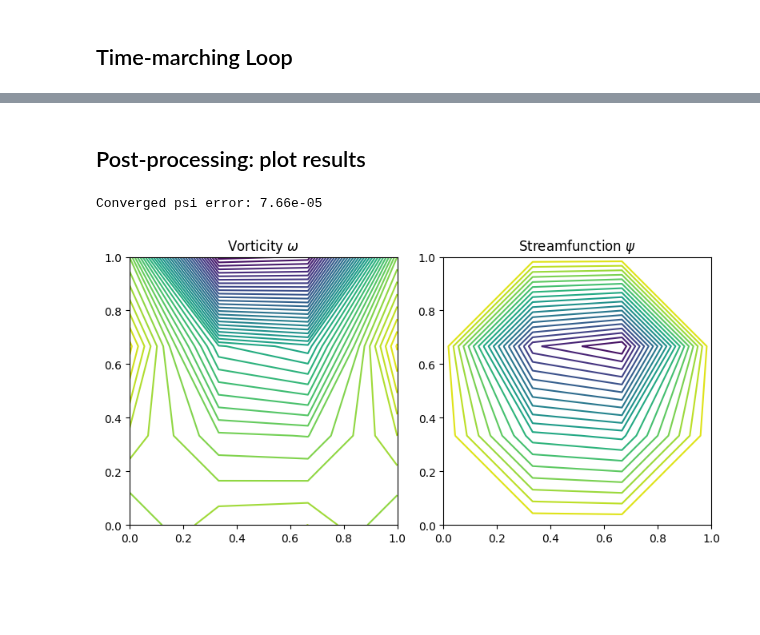
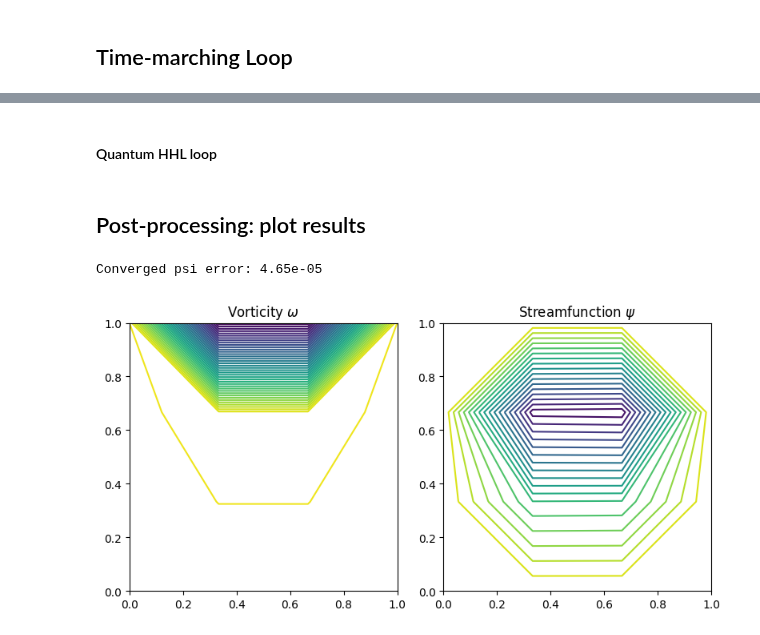
Before and after one commit to Weidsn/Quantum_Computational_Fluid_Dynamics, a Jupyter notebook: Stream function vorticity/LidDrivenCavity.ipynb, the cells around one changed output, grey strips where cells are left out. Drawn from its saved outputs; the diff is of its cells as text; code cells hidden in the pictures; blank space fills up the shorter version.

Commit message:
Intergrated HHL solver for time-loops

```diff
--- a/Stream function vorticity/LidDrivenCavity.ipynb
+++ b/Stream function vorticity/LidDrivenCavity.ipynb
@@ -34,7 +42,7 @@ from classiq import *
 
 nx = 4       # number of grid points in x-direction
 ny = 4       # number of grid points in y-direction
-max_step = 200  # total number of time steps to march
+max_step = 4  # total number of time steps to march
 visc = 0.1      # kinematic viscosity nu
 u_wall = 1.0    # lid (top boundary) horizontal velocity
 
@@ -47,7 +55,7 @@ beta = 1.5       # relaxation factor (>1 accelerates convergence)
 max_err = 1e-4   # convergence tolerance for psi
 
 # === HHL (QPE) parameters ===
-precision = 5
+precision = 8
 dimension = (nx-2)*(ny-2) # Dimension of the A matrix
 
 # === Field arrays initialization ===
@@ -1031,3 +1376,5 @@ np.savetxt("clipboard.txt", example_A, delimiter='\t', fmt="%.6f")
+# %% [markdown]
+#### Quantum HHL loop
 # %%
 # Time-marching loop
 t_current = 0.0
@@ -1044,30 +1390,29 @@ for tstep in range(max_step):
 
     t_current += dt  # advance physical time
-# %%
-t_current = 0.0
-for tstep in range(max_step):
-    omega = vorticity_transport(psi, omega)
-    psi = solve_streamfunction_sor(psi, omega, dx, beta, max_iter, max_err)
-    t_current += dt  # advance physical time
 # %% [markdown]
 ## Post-processing: plot results
 # %%
+def plot_results(psi, omega):
+    try:
+        print(f"Converged psi error: {err:.2e}")
+    except NameError:
+        pass
+    # Plot vorticity and streamfunction side-by-side
+    plt.figure(figsize=(8,4))
+    plt.subplot(1,2,1)
+    plt.contour(x, y, omega, 40)
+    plt.title(r"Vorticity $\omega$")
+    plt.axis('square')
 
-print(f"Converged psi error: {err:.2e}")
-# Plot vorticity and streamfunction side-by-side
-plt.figure(figsize=(8,4))
-plt.subplot(1,2,1)
-plt.contour(x, y, omega, 40)
-plt.title(r"Vorticity $\omega$")
-plt.axis('square')
+    plt.subplot(1,2,2)
+    plt.contour(x, y, psi, 20)
+    plt.title(r"Streamfunction $\psi$")
+    plt.axis('square')
 
-plt.subplot(1,2,2)
-plt.contour(x, y, psi, 20)
-plt.title(r"Streamfunction $\psi$")
-plt.axis('square')
-
-plt.tight_layout()
-plt.show()
+    plt.tight_layout()
+    plt.show()
-# %% [output]
-Converged psi error: 7.66e-05
-[figure, removed]
+# %%
+plot_results(psi, omega)
+# %% [output]
+Converged psi error: 4.65e-05
+[figure, added]
```
Also changed, not shown: parts of 29 cells of this notebook.
